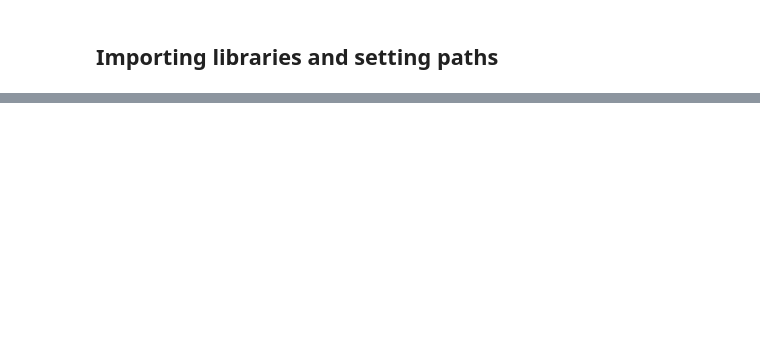
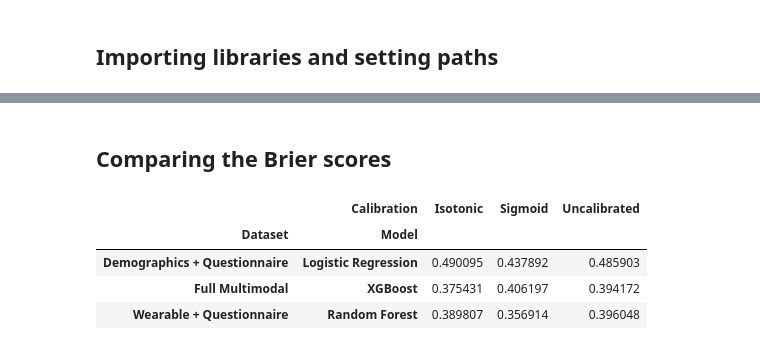
Before and after one commit to obramwell/AI-Assisted-Screening-of-Parkinson-s-Disease, a Jupyter notebook: notebooks/13_calibration_analysis.ipynb, the cells around one changed output, grey strips where cells are left out. Saved outputs shown, nothing was run; the diff lists cells and outputs as text; code cells hidden in the pictures; blank space fills up the shorter version.

```diff
--- a/notebooks/13_calibration_analysis.ipynb
+++ b/notebooks/13_calibration_analysis.ipynb
@@ -586,0 +387,16 @@ multimodal_full_rf_calibration_class_2.png : True
+# %% [markdown]
+## Comparing the Brier scores
+# %%
+brier_comparison = calibration_results.pivot(
+    index=["Dataset", "Model"],
+    columns="Calibration",
+    values="Brier_Score"
+)
+
+brier_comparison
+# %% [output]
+|  | Calibration | Isotonic | Sigmoid | Uncalibrated |
+| Dataset | Model |  |  |  |
+| Demographics + Questionnaire | Logistic Regression | 0.490095 | 0.437892 | 0.485903 |
+| Full Multimodal | XGBoost | 0.375431 | 0.406197 | 0.394172 |
+| Wearable + Questionnaire | Random Forest | 0.389807 | 0.356914 | 0.396048 |
```
Also changed, not shown: parts of 43 cells of this notebook, 5 other files.
